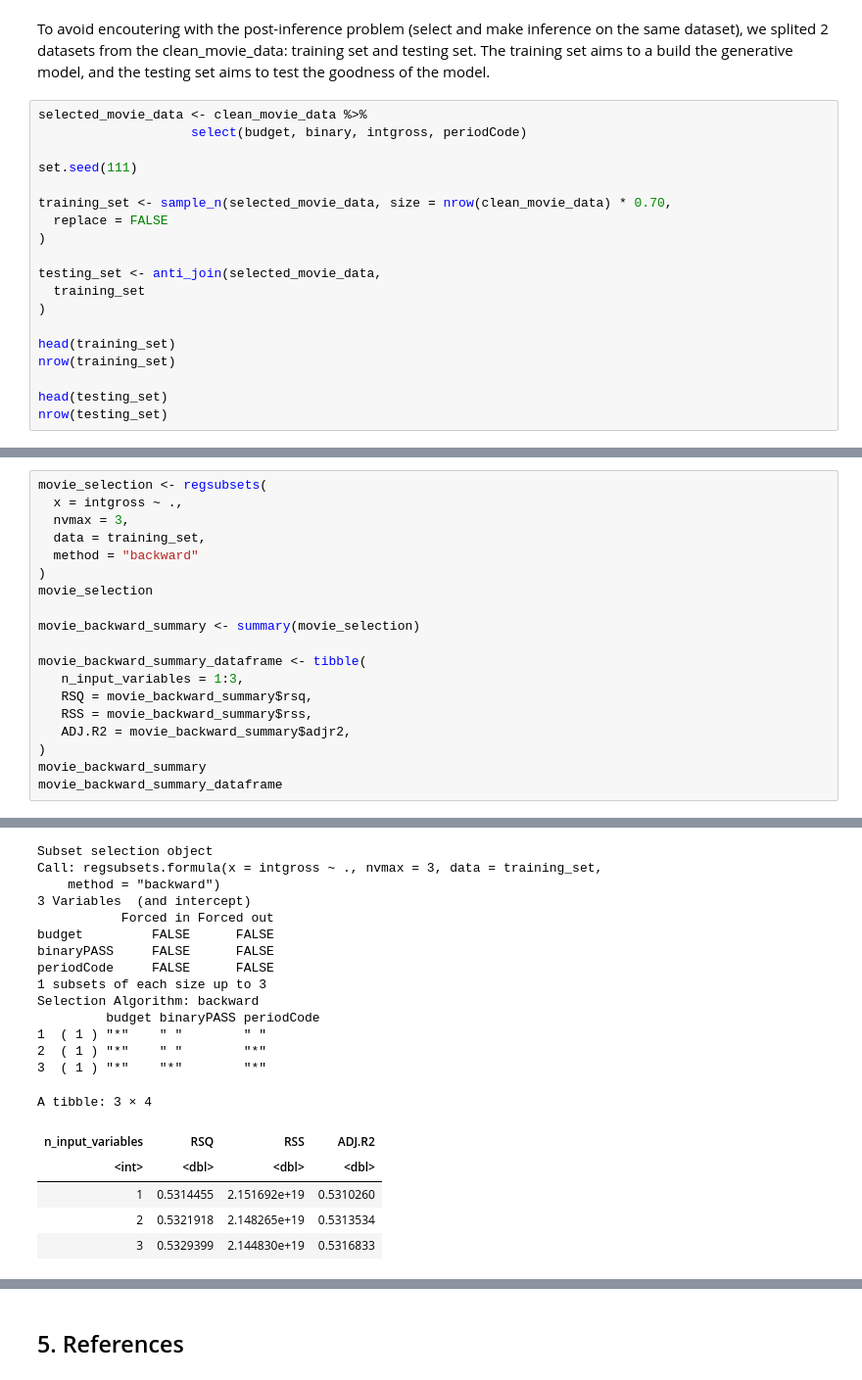
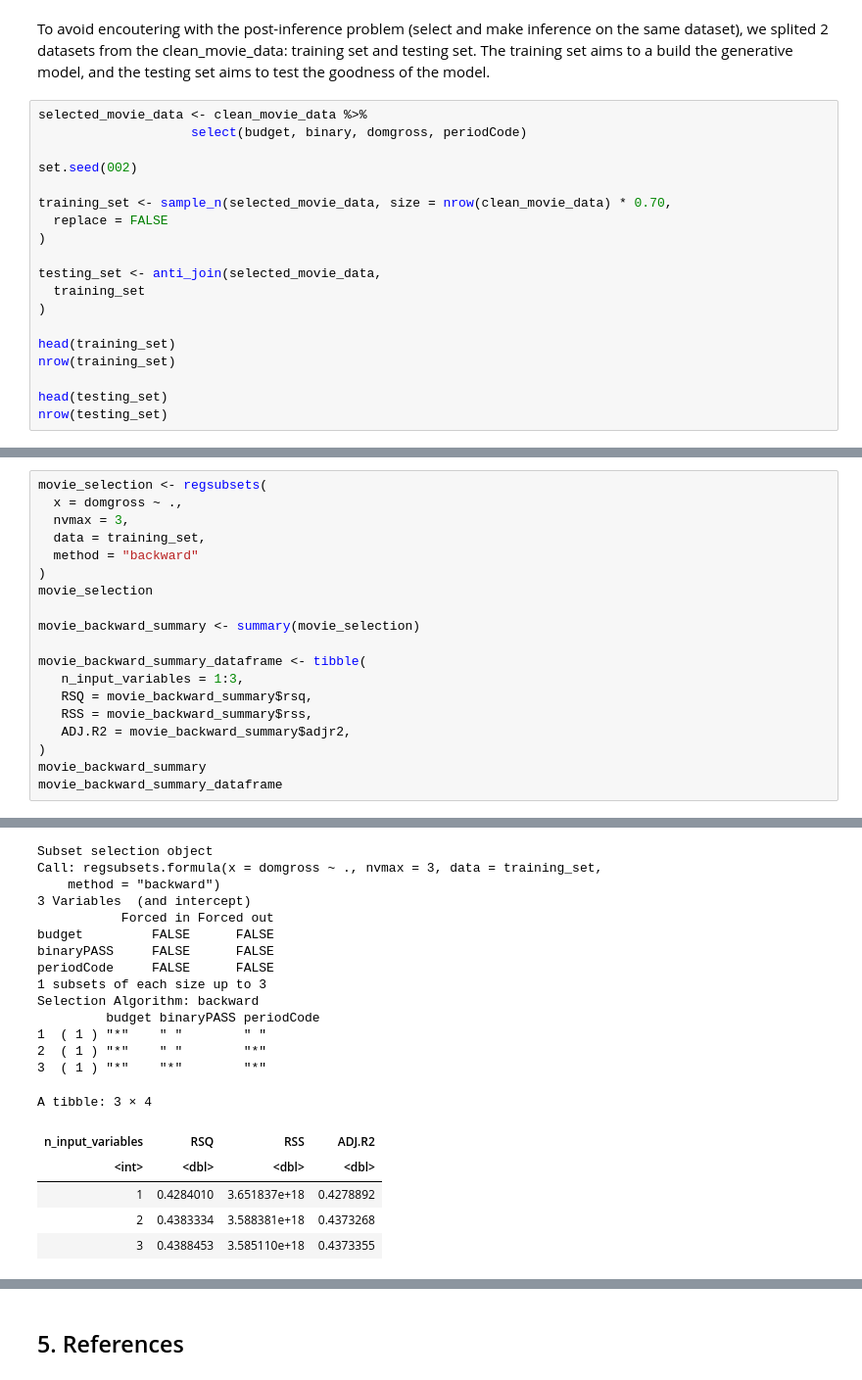
Before and after one commit to Wills-Hao/Film-Profit-Factors-R, a Jupyter notebook: FinalReport.ipynb, the cells around one changed output, grey strips where cells are left out. Shown at 98% size. Cells and saved outputs as stored; diff of their text form.

```diff
--- a/FinalReport.ipynb
+++ b/FinalReport.ipynb
@@ -255,9 +255,9 @@ Our report can help movie producers better understand what contributes to a movi
 To avoid encoutering with the post-inference problem (select and make inference on the same dataset), we splited 2 datasets from the clean_movie_data: training set and testing set. The training set aims to a build the generative model, and the testing set aims to test the goodness of the model.
 # %%
 selected_movie_data <- clean_movie_data %>%
-                    select(budget, binary, intgross, periodCode)
+                    select(budget, binary, domgross, periodCode)
 
-set.seed(111)
+set.seed(002)
 
 training_set <- sample_n(selected_movie_data, size = nrow(clean_movie_data) * 0.70,
   replace = FALSE
@@ -296,7 +296,7 @@ A data.frame: 6 × 4
 [1] 480
 # %%
 movie_selection <- regsubsets(
-  x = intgross ~ .,
+  x = domgross ~ .,
   nvmax = 3,
   data = training_set,
   method = "backward"
@@ -319,29 +319,29 @@ Call: regsubsets.formula(x = intgross ~ ., nvmax = 3, data = training_set,
     method = "backward")
 3 Variables  (and intercept)
            Forced in Forced out
 budget         FALSE      FALSE
 binaryPASS     FALSE      FALSE
 periodCode     FALSE      FALSE
 1 subsets of each size up to 3
 Selection Algorithm: backward
 Subset selection object
-Call: regsubsets.formula(x = intgross ~ ., nvmax = 3, data = training_set,
+Call: regsubsets.formula(x = domgross ~ ., nvmax = 3, data = training_set,
     method = "backward")
 3 Variables  (and intercept)
            Forced in Forced out
 budget         FALSE      FALSE
 binaryPASS     FALSE      FALSE
 periodCode     FALSE      FALSE
 1 subsets of each size up to 3
 Selection Algorithm: backward
          budget binaryPASS periodCode
 1  ( 1 ) "*"    " "        " "
 2  ( 1 ) "*"    " "        "*"
 3  ( 1 ) "*"    "*"        "*"
 A tibble: 3 × 4
 | n_input_variables | RSQ | RSS | ADJ.R2 |
 | <int> | <dbl> | <dbl> | <dbl> |
-| 1 | 0.5314455 | 2.151692e+19 | 0.5310260 |
-| 2 | 0.5321918 | 2.148265e+19 | 0.5313534 |
-| 3 | 0.5329399 | 2.144830e+19 | 0.5316833 |
+| 1 | 0.4284010 | 3.651837e+18 | 0.4278892 |
+| 2 | 0.4383334 | 3.588381e+18 | 0.4373268 |
+| 3 | 0.4388453 | 3.585110e+18 | 0.4373355 |
 # %%
```
Also changed, not shown: parts of 4 cells of this notebook.
